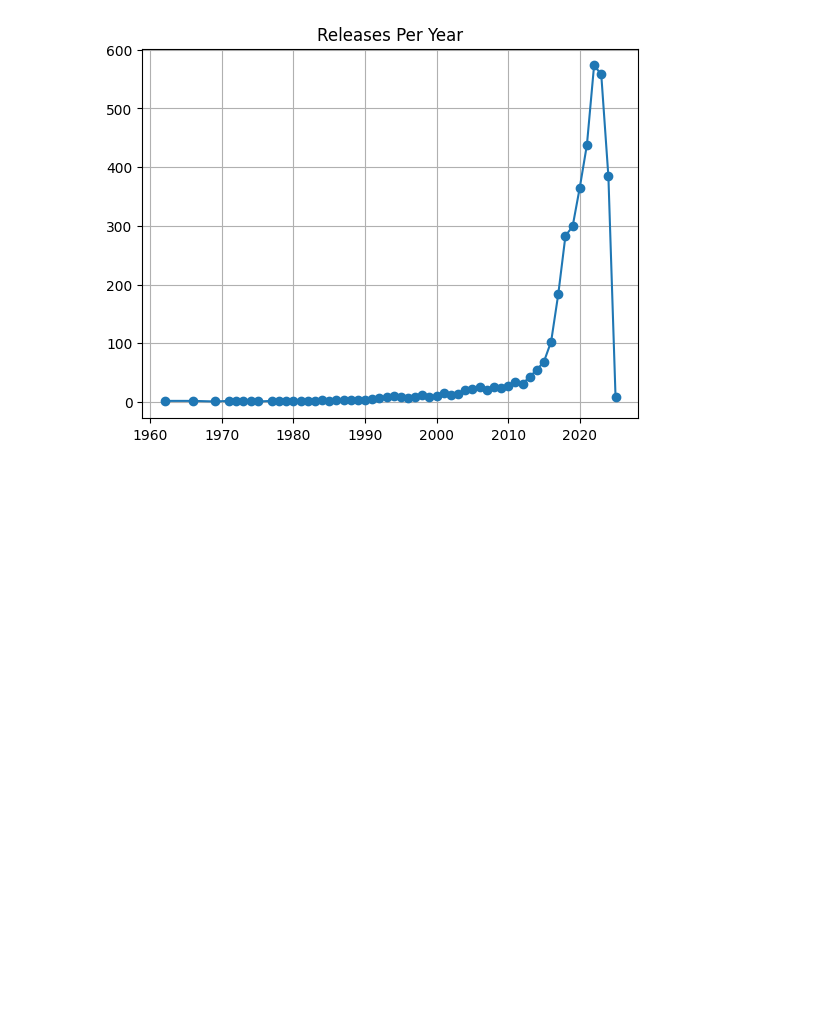
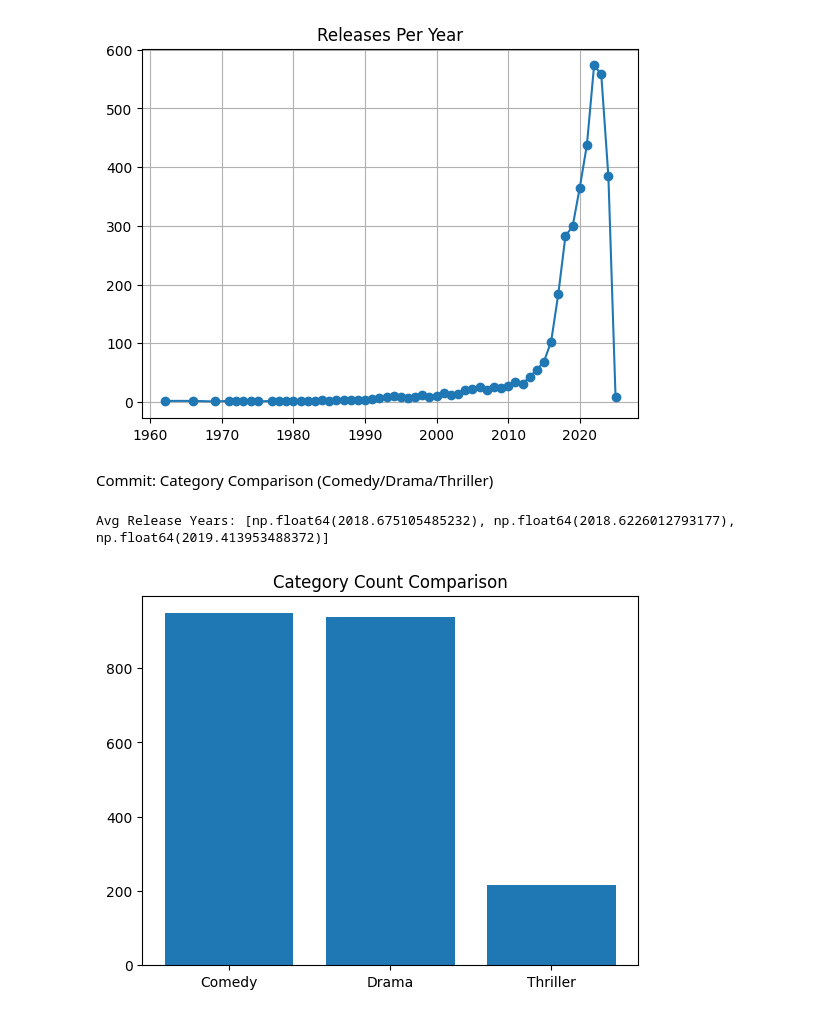
Before and after one commit to ameena0726-ops/Netflix-Analysis, a Jupyter notebook: Netflix_Content_Genre (1).ipynb, the cells around one changed output. Cells and saved outputs as stored; diff of their text form; code cells hidden in the pictures; blank space fills up the shorter version.

Commit message:
Added category comparison using Pandas filtering, NumPy averages, and Matplotlib bar plot

```diff
--- a/Netflix_Content_Genre (1).ipynb
+++ b/Netflix_Content_Genre (1).ipynb
@@ -468,3 +468,23 @@ Yearly Change: [   0   -1    1   -1    0    0    0    1    0   -1    1    0   -1
     4   -4    2    5   -3    1    7    2    4   -6    5   -1    3    7
    -3   12   12   14   34   81   99   16   66   73  135  -15 -174 -376]
 [figure]
+# %% [markdown]
+ Commit: Category Comparison (Comedy/Drama/Thriller)
+# %%
+cats = ['Comedy','Drama','Thriller']
+cat_counts = [df[df['Main Genre']==c].shape[0] for c in cats]
+
+# NumPy average release year
+cat_means = [
+    np.mean(df[df['Main Genre']==c]['Release Year'].to_numpy())
+    for c in cats
+]
+
+print("Avg Release Years:", cat_means)
+
+plt.bar(cats, cat_counts)
+plt.title("Category Count Comparison")
+plt.show()
+# %% [output]
+Avg Release Years: [np.float64(2018.675105485232), np.float64(2018.6226012793177), np.float64(2019.413953488372)]
+[figure, added]
```
